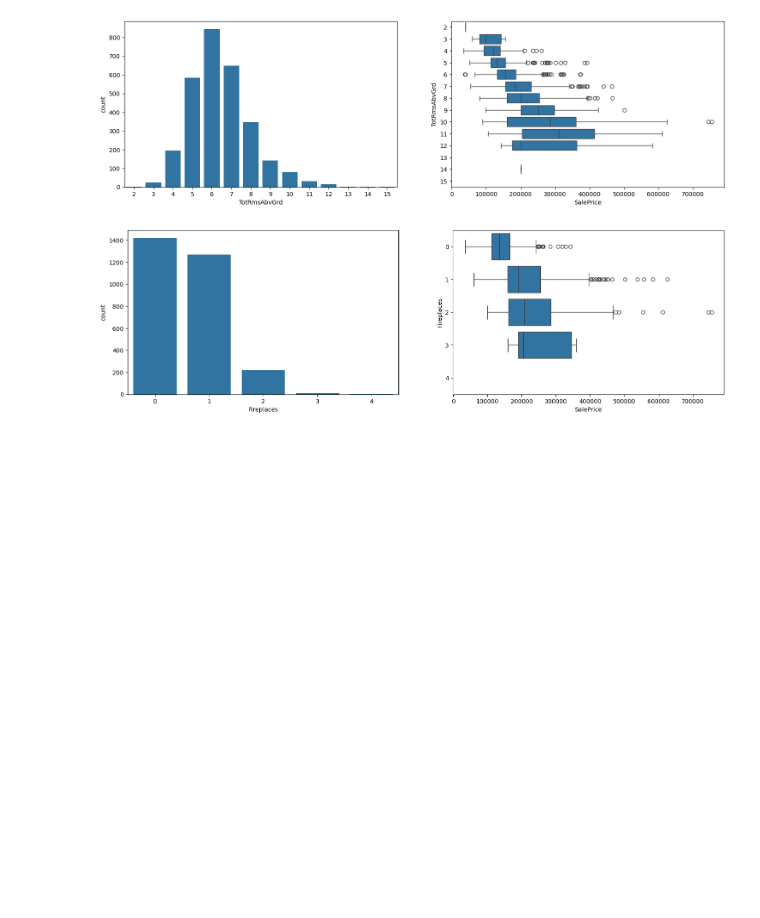
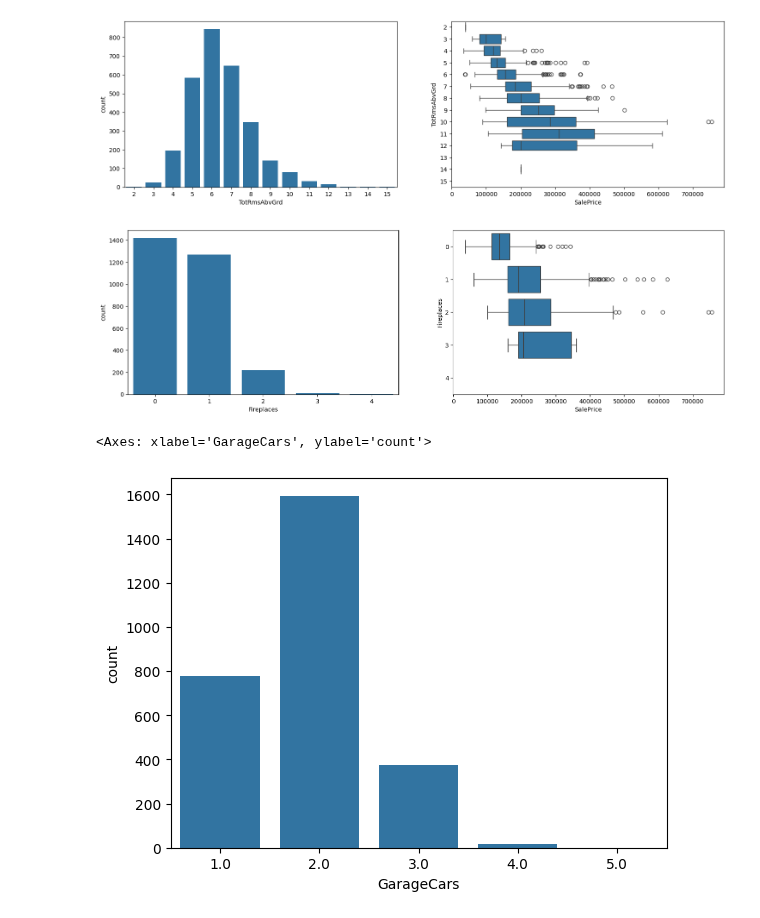
Before and after one commit to LoneCoder21/Kaggle-Notebooks, a Jupyter notebook: Regression/House Prices/property_prices.ipynb, the cells around one changed output. Drawn from its saved outputs; the diff is of its cells as text; code cells hidden in the pictures; blank space fills up the shorter version.

```diff
--- a/Regression/House Prices/property_prices.ipynb
+++ b/Regression/House Prices/property_prices.ipynb
@@ -513,3 +531,8 @@ sns.boxplot(data, x="SalePrice", y="Fireplaces",ax=axs[1])
 data['Fireplaces'] = data['Fireplaces'].replace({3:2, 4:2})
 # %% [output]
 [figure]
+# %%
+sns.countplot(data,x='GarageCars')
+# %% [output]
+<Axes: xlabel='GarageCars', ylabel='count'>
+[figure, added]
```
Also changed, not shown: parts of 18 cells of this notebook, 1 other file.
